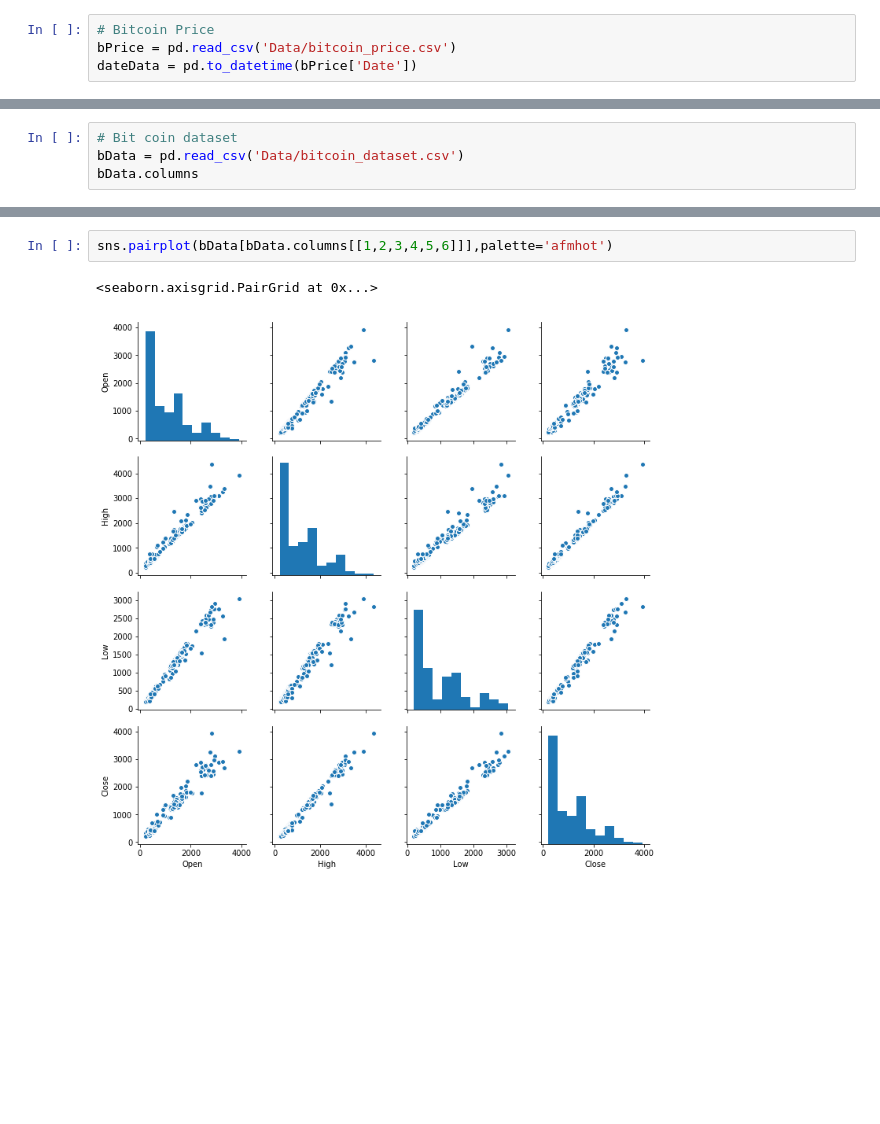
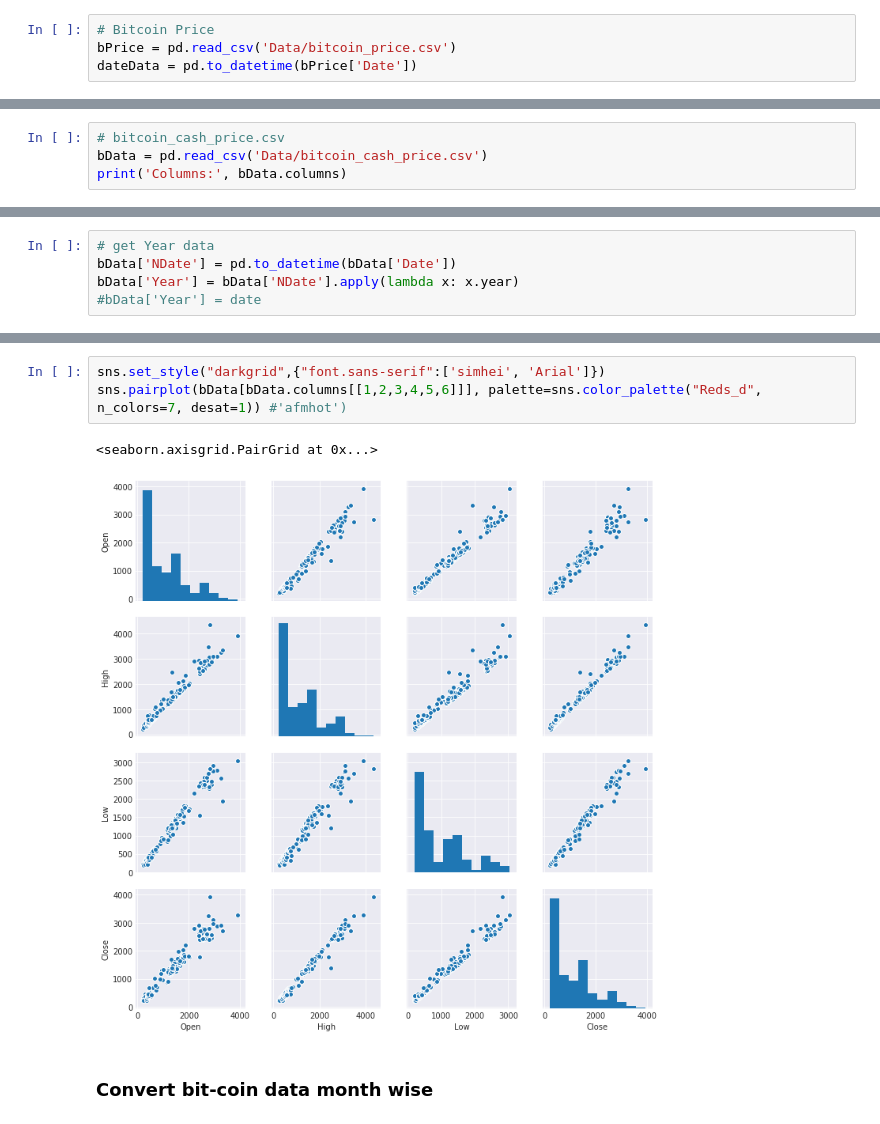
Before and after one commit to bhushan23/Cryptocurrency-Analysis, a Jupyter notebook: Analysis.ipynb, the cells around one changed output, grey strips where cells are left out. Saved outputs shown, nothing was run; the diff lists cells and outputs as text; blank space fills up the shorter version.

```diff
--- a/Analysis.ipynb
+++ b/Analysis.ipynb
@@ -43,5 +83,5 @@ KeyboardInterrupt:
 # %%
-# Bit coin dataset
-bData = pd.read_csv('Data/bitcoin_dataset.csv')
-bData.columns
+# bitcoin_cash_price.csv
+bData = pd.read_csv('Data/bitcoin_cash_price.csv')
+print('Columns:', bData.columns)
 # %% [output]
@@ -70,3 +89,8 @@ sns.pairplot(bData[['btc_hash_rate', 'btc_difficulty']],palette='afmhot')
+# %%
+# get Year data
+bData['NDate'] = pd.to_datetime(bData['Date'])
+bData['Year'] = bData['NDate'].apply(lambda x: x.year)
+#bData['Year'] = date
 # %%
 plotAllFields(bData)
 # %% [output]
@@ -107,5 +110,8 @@ Graph:  Market Cap
 # %%
-sns.pairplot(bData[bData.columns[[1,2,3,4,5,6]]],palette='afmhot')
+sns.set_style("darkgrid",{"font.sans-serif":['simhei', 'Arial']})
+sns.pairplot(bData[bData.columns[[1,2,3,4,5,6]]], palette=sns.color_palette("Reds_d", n_colors=7, desat=1)) #'afmhot')
 # %% [output]
 <seaborn.axisgrid.PairGrid at 0x...>
-[figure, old version]
+[figure, new version]
+# %% [markdown]
+### Convert bit-coin data month wise
```
Also changed, not shown: parts of 35 cells of this notebook.
